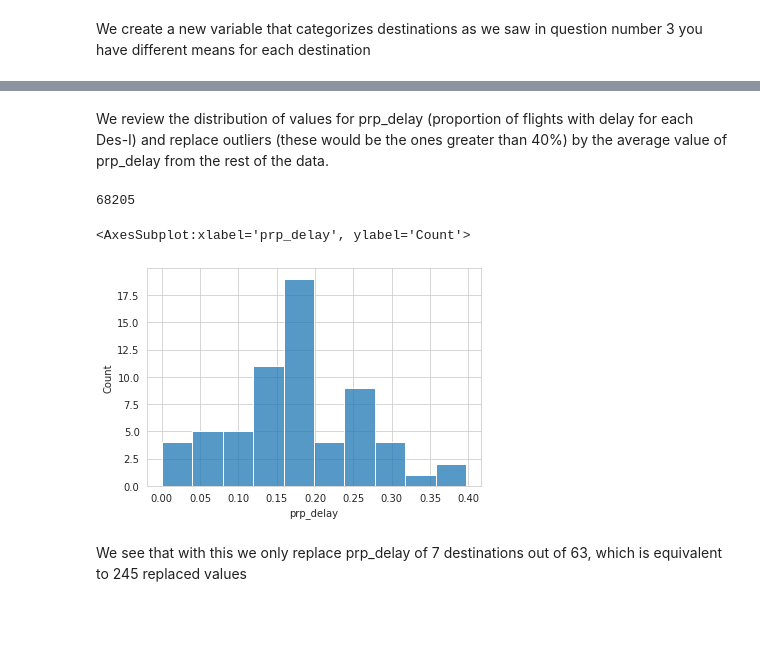
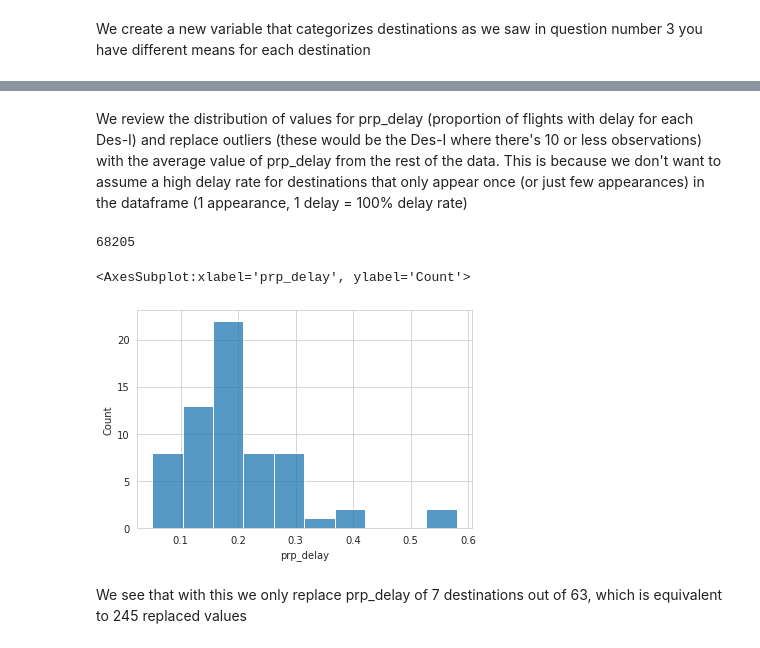
Before and after one commit to almendradelmoral/Challenge-Data-Scientist-Almendra-del-Moral, a Jupyter notebook: solution.ipynb, the cells around one changed output, grey strips where cells are left out. Drawn from its saved outputs; the diff is of its cells as text; code cells hidden in the pictures; blank space fills up the shorter version.

```diff
--- a/solution.ipynb
+++ b/solution.ipynb
@@ -336,17 +496,17 @@ sns.histplot(tmp.prp_delay)
 # %% [markdown]
-We review the distribution of values for prp_delay (proportion of flights with delay for each Des-I) and replace outliers (these would be the ones greater than 40%) by the average value of prp_delay from the rest of the data.
+We review the distribution of values for prp_delay (proportion of flights with delay for each Des-I) and replace outliers (these would be the Des-I where there's 10 or less observations) with the average value of prp_delay from the rest of the data. This is because we don't want to assume a high delay rate for destinations that only appear once (or just few appearances) in the dataframe (1 appearance, 1 delay = 100% delay rate)
 # %%
 # creation of new function with 10 quantiles
-mean_to_replace = tmp[tmp.prp_delay<=0.4].prp_delay.mean()
-tmp.loc[tmp.prp_delay>0.4,'prp_delay'] = mean_to_replace
+mean_to_replace = tmp[tmp.count_des_i>10].prp_delay.mean()
+tmp.loc[tmp.count_des_i<=10,'prp_delay'] = mean_to_replace
 #display(tmp)
 #print(tmp.count_des_i.sum())
 print(len(df))
 sns.histplot(tmp.prp_delay, bins=10)
 # %% [output]
 68205
 <AxesSubplot:xlabel='prp_delay', ylabel='Count'>
-[figure, old version]
+[figure, new version]
 # %% [markdown]
 We see that with this we only replace prp_delay of 7 destinations out of 63, which is equivalent to 245 replaced values
 # %%
```
Also changed, not shown: parts of 44 cells of this notebook, 1 other file.
